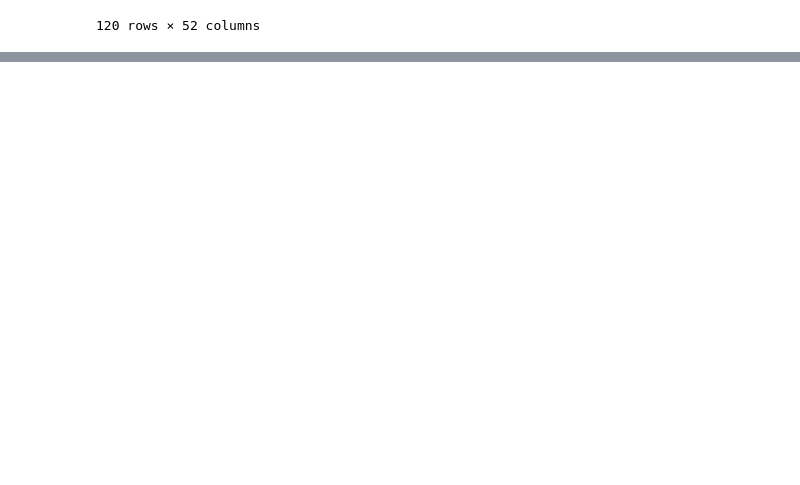
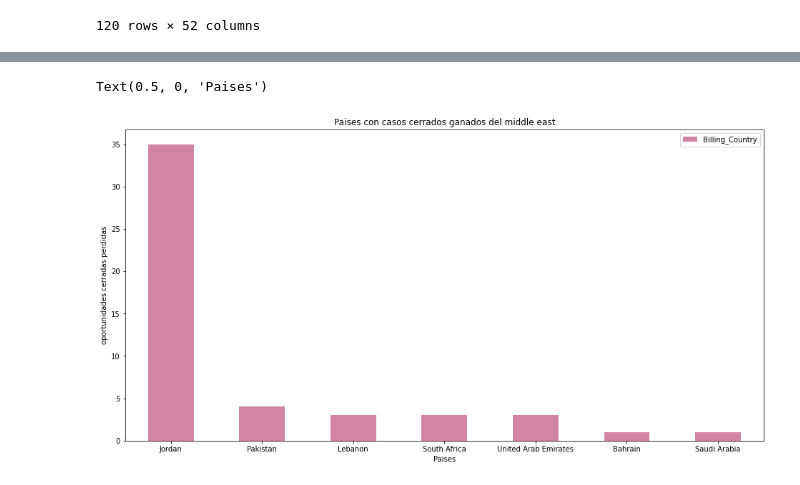
Before and after one commit to Ramaxx95/TP1-Orga-de-Datos, a Jupyter notebook: Visualizaciones/Region_Middle_East.ipynb, the cells around one changed output, grey strips where cells are left out. Cells and saved outputs as stored; diff of their text form; code cells hidden in the pictures; blank space fills up the shorter version.

Commit message:
Nuevo grafico por paises casos cerrados

```diff
--- a/Visualizaciones/Region_Middle_East.ipynb
+++ b/Visualizaciones/Region_Middle_East.ipynb
@@ -60,3 +60,7 @@ oportunidades_perdidas_middle_east
 | 15547 | 8780 | Middle East | UAE (Dubai) | 1 | 1 | 1 | ... |
 | 15711 | 12960 | Middle East | Jordan | 1 | 0 | 1 | ... |
 120 rows × 52 columns
+# %%
+oportunidades_ganadas_middle_east_df_paises_df =  oportunidades_ganadas_middle_east.Billing_Country.value_counts()
+oportunidades_ganadas_middle_east_df_paises_df = oportunidades_ganadas_middle_east_df_paises_df.to_frame()
+oportunidades_ganadas_middle_east_df_paises_df
@@ -62,0 +76,8 @@ oportunidades_perdidas_middle_east
+# %%
+oportunidades_ganadas_middle_east_df_paises_df.plot(kind= 'bar',figsize =(16,8), rot =0, title = 'Paises con casos cerrados ganados del middle east', color = (0.7, 0.2, 0.4, 0.6));
+ax=plt.gca()
+ax.set_ylabel('oportunidades cerradas perdidas');
+ax.set_xlabel('Paises')
+# %% [output]
+Text(0.5, 0, 'Paises')
+[figure, added]
```
Also changed, not shown: parts of 1 cell of this notebook.
